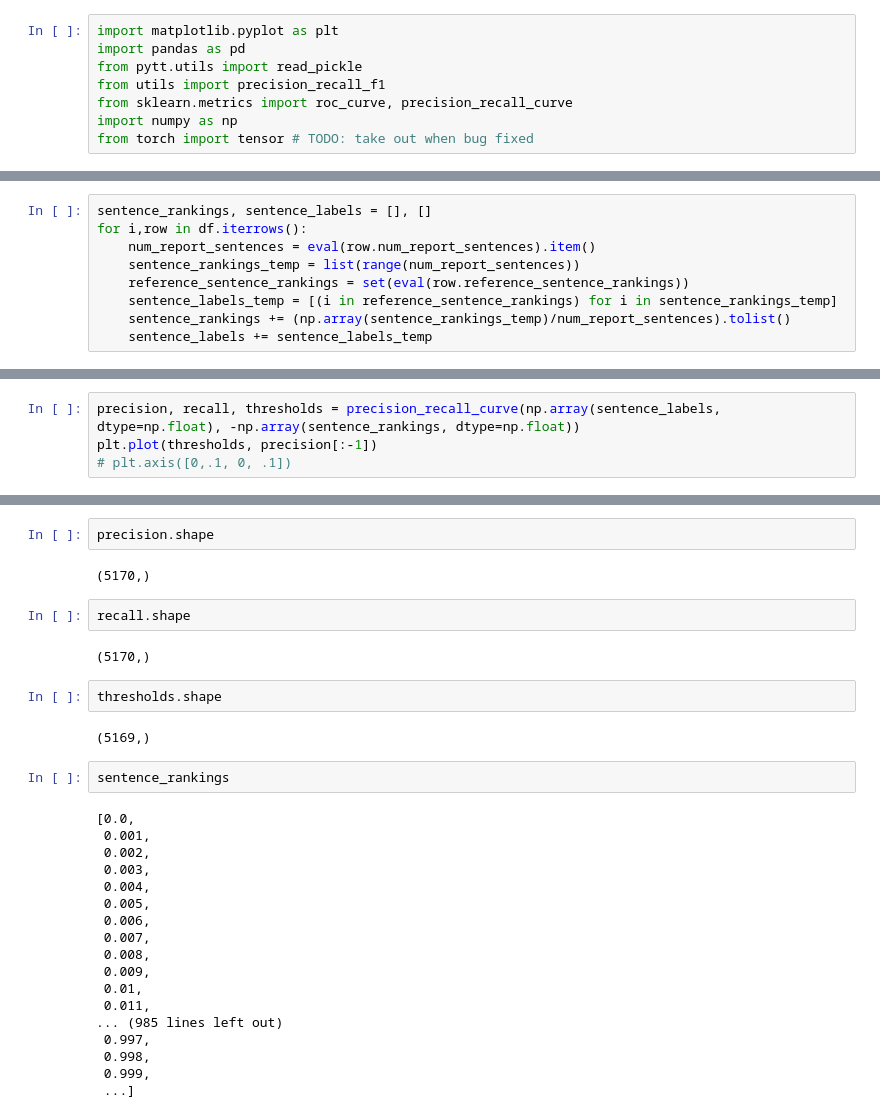
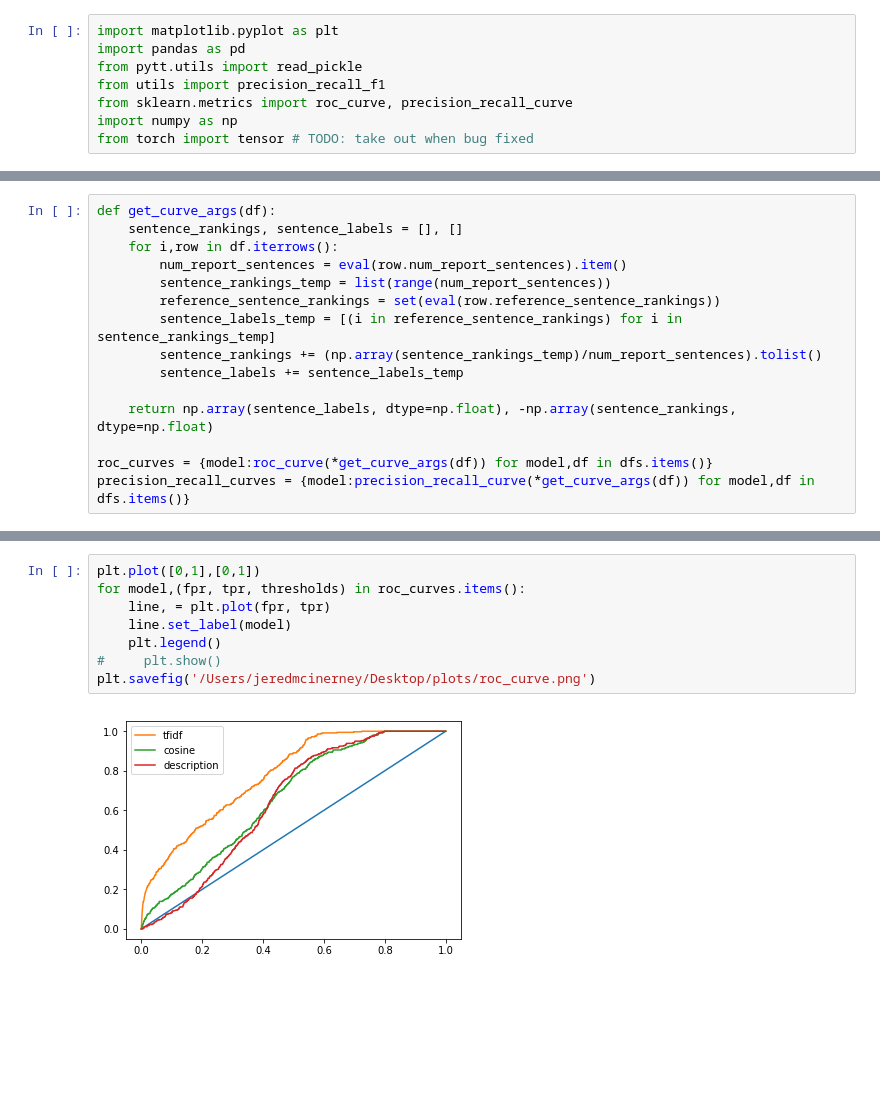
Before and after one commit to dmcinerney/ehr-extraction-models, a Jupyter notebook: supervised_ananlysis.ipynb, the cells around one changed output, grey strips where cells are left out. Cells and saved outputs as stored; diff of their text form; blank space fills up the shorter version.

```diff
--- a/supervised_ananlysis.ipynb
+++ b/supervised_ananlysis.ipynb
@@ -38,9 +55,15 @@ plt.axis([0, 1, 0, 200])
 # %%
-sentence_rankings, sentence_labels = [], []
-for i,row in df.iterrows():
-    num_report_sentences = eval(row.num_report_sentences).item()
-    sentence_rankings_temp = list(range(num_report_sentences))
-    reference_sentence_rankings = set(eval(row.reference_sentence_rankings))
-    sentence_labels_temp = [(i in reference_sentence_rankings) for i in sentence_rankings_temp]
-    sentence_rankings += (np.array(sentence_rankings_temp)/num_report_sentences).tolist()
-    sentence_labels += sentence_labels_temp
+def get_curve_args(df):
+    sentence_rankings, sentence_labels = [], []
+    for i,row in df.iterrows():
+        num_report_sentences = eval(row.num_report_sentences).item()
+        sentence_rankings_temp = list(range(num_report_sentences))
+        reference_sentence_rankings = set(eval(row.reference_sentence_rankings))
+        sentence_labels_temp = [(i in reference_sentence_rankings) for i in sentence_rankings_temp]
+        sentence_rankings += (np.array(sentence_rankings_temp)/num_report_sentences).tolist()
+        sentence_labels += sentence_labels_temp
+
+    return np.array(sentence_labels, dtype=np.float), -np.array(sentence_rankings, dtype=np.float)
+
+roc_curves = {model:roc_curve(*get_curve_args(df)) for model,df in dfs.items()}
+precision_recall_curves = {model:precision_recall_curve(*get_curve_args(df)) for model,df in dfs.items()}
@@ -61,4 +69,0 @@ plt.axis([0,.02,0,1])
-# %%
-precision, recall, thresholds = precision_recall_curve(np.array(sentence_labels, dtype=np.float), -np.array(sentence_rankings, dtype=np.float))
-plt.plot(thresholds, precision[:-1])
-# plt.axis([0,.1, 0, .1])
@@ -73,32 +70,10 @@ plt.plot(thresholds, recall[:-1])
-# %%
-precision.shape
-# %% [output]
-(5170,)
-# %%
-recall.shape
-# %% [output]
-(5170,)
-# %%
-thresholds.shape
-# %% [output]
-(5169,)
-# %%
-sentence_rankings
-# %% [output]
-[0.0,
- 0.001,
- 0.002,
- 0.003,
- 0.004,
- 0.005,
- 0.006,
- 0.007,
- 0.008,
- 0.009,
- 0.01,
- 0.011,
-... (985 lines left out)
- 0.997,
- 0.998,
- 0.999,
- ...]
+# %%
+plt.plot([0,1],[0,1])
+for model,(fpr, tpr, thresholds) in roc_curves.items():
+    line, = plt.plot(fpr, tpr)
+    line.set_label(model)
+    plt.legend()
+#     plt.show()
+plt.savefig('/Users/jeredmcinerney/Desktop/plots/roc_curve.png')
+# %% [output]
+[figure, added]
```
Also changed, not shown: parts of 12 cells of this notebook.
